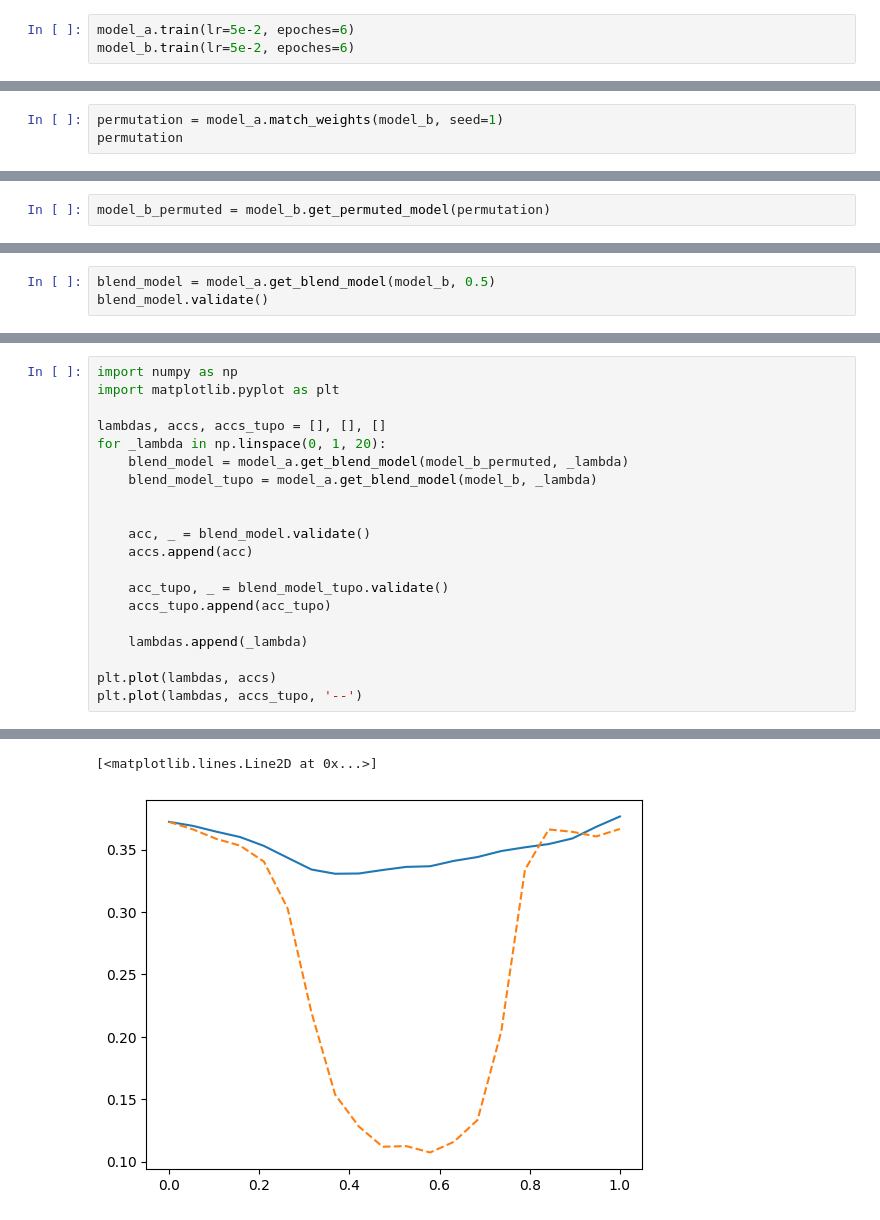
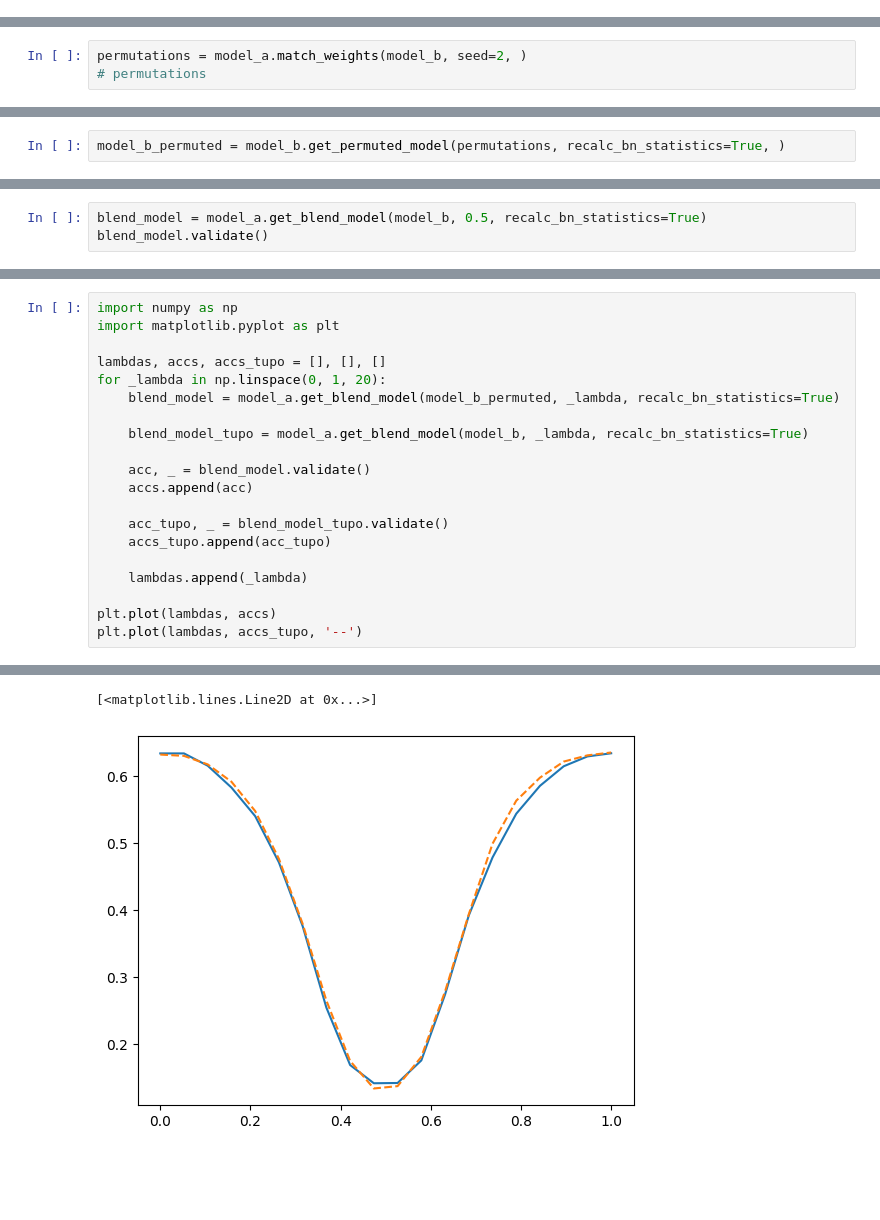
Before and after one commit to igor-davidyuk/git-re-basin, a Jupyter notebook: pt_based_solution/cnn_mnist_experiment.ipynb, the cells around one changed output, grey strips where cells are left out. Cells and saved outputs as stored; diff of their text form; blank space fills up the shorter version.

Commit message:
recalc bn statistics
Signed-off-by: igor-davidyuk <igor.davidyuk@intel.com>

```diff
--- a/pt_based_solution/cnn_mnist_experiment.ipynb
+++ b/pt_based_solution/cnn_mnist_experiment.ipynb
@@ -8,3 +19,0 @@ model_b = CnnMnist(model_id=1)
-# %%
-model_a.train(lr=5e-2, epoches=6)
-model_b.train(lr=5e-2, epoches=6)
@@ -39,4 +77,4 @@ list(model_a.state_dict.keys())
 # %%
-permutation = model_a.match_weights(model_b, seed=1)
-permutation
+permutations = model_a.match_weights(model_b, seed=2, )
+# permutations
 # %% [output]
@@ -63,3 +98,3 @@ permutation
 # %%
-model_b_permuted = model_b.get_permuted_model(permutation)
+model_b_permuted = model_b.get_permuted_model(permutations, recalc_bn_statistics=True, )
 # %% [output]
@@ -90,4 +119,4 @@ blend_model.validate()
 # %%
-blend_model = model_a.get_blend_model(model_b, 0.5)
+blend_model = model_a.get_blend_model(model_b, 0.5, recalc_bn_statistics=True)
 blend_model.validate()
 # %% [output]
@@ -99,9 +129,9 @@ import matplotlib.pyplot as plt
 
 lambdas, accs, accs_tupo = [], [], []
 for _lambda in np.linspace(0, 1, 20):
-    blend_model = model_a.get_blend_model(model_b_permuted, _lambda)
-    blend_model_tupo = model_a.get_blend_model(model_b, _lambda)
+    blend_model = model_a.get_blend_model(model_b_permuted, _lambda, recalc_bn_statistics=True)
 
+    blend_model_tupo = model_a.get_blend_model(model_b, _lambda, recalc_bn_statistics=True)
 
     acc, _ = blend_model.validate()
     accs.append(acc)
@@ -134,2 +164,2 @@ plt.plot(lambdas, accs_tupo, '--')
 [<matplotlib.lines.Line2D at 0x...>]
-[figure, old version]
+[figure, new version]
```
Also changed, not shown: parts of 13 cells of this notebook, 3 other files.
